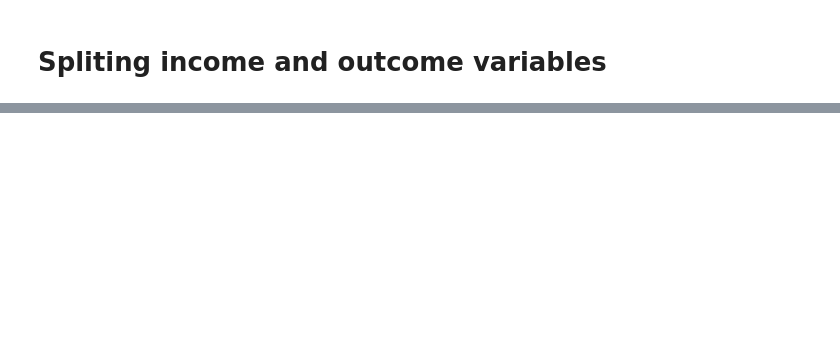
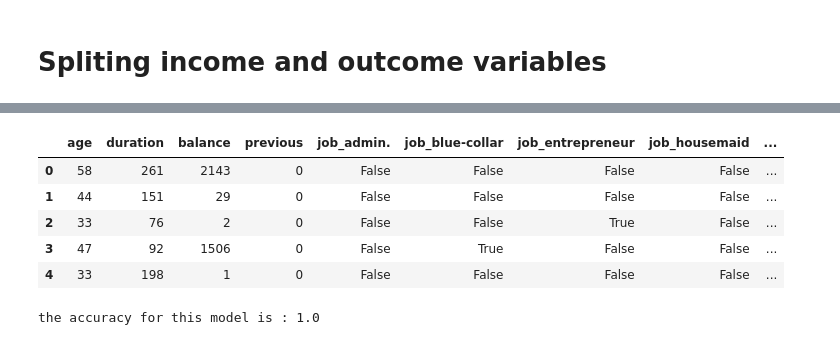
Before and after one commit to bilaalmunir/PRODIGY-DS-03, a Jupyter notebook: prodigy-ds-03.ipynb, the cells around one changed output, grey strips where cells are left out. Saved outputs shown, nothing was run; the diff lists cells and outputs as text; code cells hidden in the pictures; blank space fills up the shorter version.

```diff
--- a/prodigy-ds-03.ipynb
+++ b/prodigy-ds-03.ipynb
@@ -213,0 +185,14 @@ Index(['age', 'balance', 'day', 'duration', 'campaign', 'pdays', 'previous',
+# %%
+train = pd.get_dummies(bank_feature)
+train_labels = bank_labels
+test = pd.get_dummies(bank_full_feature)
+test_labels = bank_full_labels
+
+train.head()
+# %% [output]
+|  | age | duration | balance | previous | job_admin. | job_blue-collar | job_entrepreneur | job_housemaid | ... |
+| 0 | 58 | 261 | 2143 | 0 | False | False | False | False | ... |
+| 1 | 44 | 151 | 29 | 0 | False | False | False | False | ... |
+| 2 | 33 | 76 | 2 | 0 | False | False | True | False | ... |
+| 3 | 47 | 92 | 1506 | 0 | False | True | False | False | ... |
+| 4 | 33 | 198 | 1 | 0 | False | False | False | False | ... |
@@ -213,0 +203,4 @@ Index(['age', 'balance', 'day', 'duration', 'campaign', 'pdays', 'previous',
+# %%
+print("the accuracy for this model is :", metrics.accuracy_score(train_labels,test_labels))
+# %% [output]
+the accuracy for this model is : 1.0
```
Also changed, not shown: parts of 14 cells of this notebook, 1 other file.
